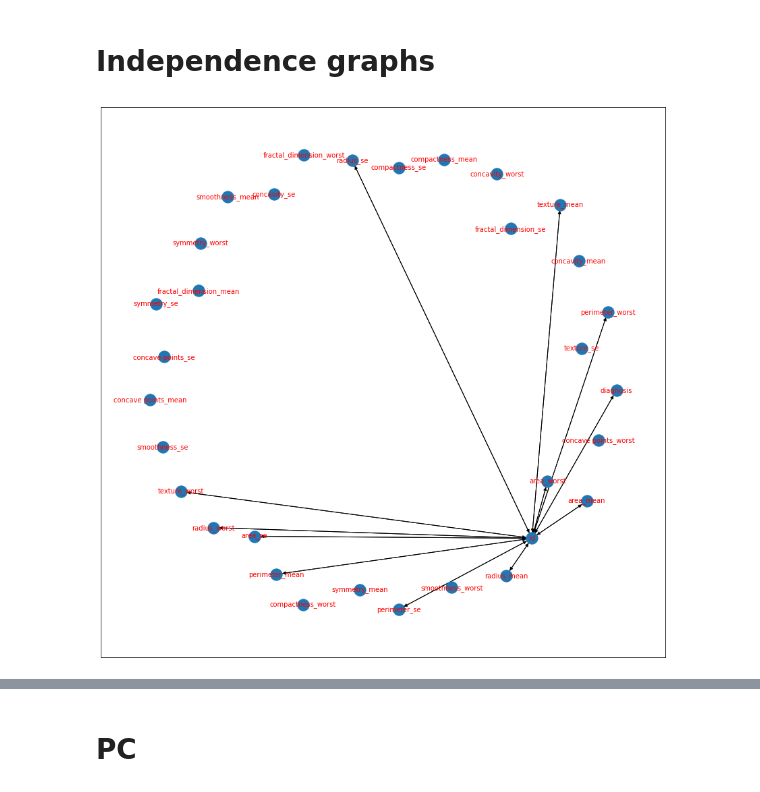
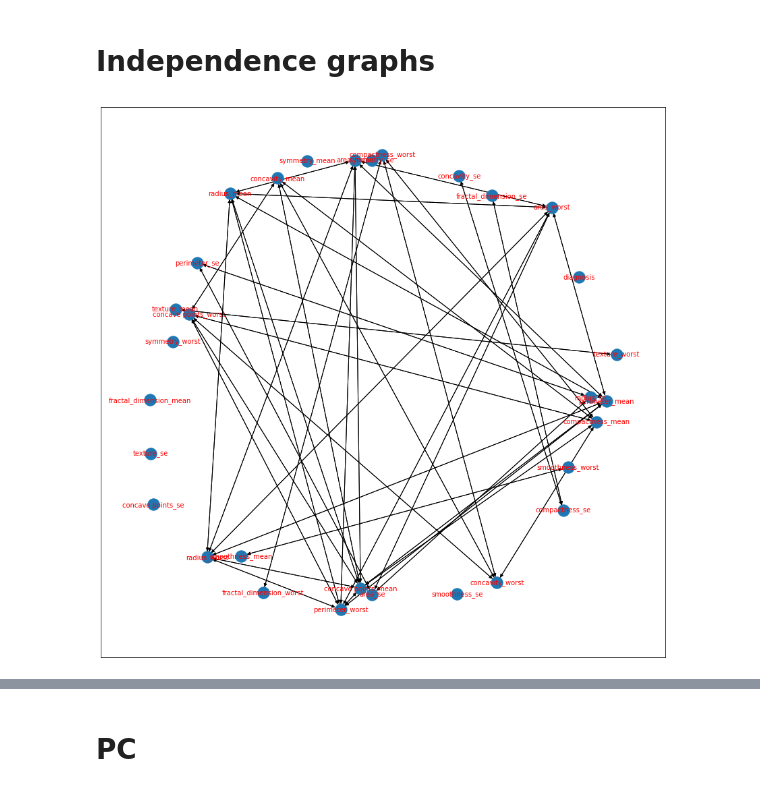
Before and after one commit to Gio99c/Causal-Discovery-Algorithms-on-Medical-Data, a Jupyter notebook: causal_discovery.ipynb, the cells around one changed output, grey strips where cells are left out. Drawn from its saved outputs; the diff is of its cells as text; code cells hidden in the pictures.

```diff
--- a/causal_discovery.ipynb
+++ b/causal_discovery.ipynb
@@ -45,7 +42,10 @@ breast_cancer_df.loc[breast_cancer_df['diagnosis'] == "M", 'diagnosis'] = 1
 breast_cancer_df.loc[breast_cancer_df['diagnosis'] == "B", 'diagnosis'] = 0
 
 # Drop colum "Unnamed: 32" (contains only nan values)
-breast_cancer_df.drop(columns="Unnamed: 32", inplace=True)
+breast_cancer_df.drop(columns=["Unnamed: 32", 'id'], inplace=True)
+# %%
+scaler = StandardScaler()
+breast_cancer_df = pd.DataFrame(scaler.fit_transform(breast_cancer_df.to_numpy()), columns=breast_cancer_df.columns)
 # %%
 breast_cancer_df
 # %% [output]
@@ -117,15 +120,15 @@ thyroid_df
 # %%
 # intialize graph lasso
 glasso = cdt.independence.graph.Glasso()
 
 # apply graph lasso to dataset
-skeleton_bc = glasso.predict(breast_cancer_df, 1e6)
+skeleton_bc = glasso.predict(breast_cancer_df, 0.8)
 
 # visualize network
 fig=plt.figure(figsize=(15,15))
 nx.draw_networkx(skeleton_bc, font_size=10, font_color='r')
 # %% [output]
-[figure, old version]
+[figure, new version]
 # %%
 # intialize graph lasso
 glasso = cdt.independence.graph.Glasso()
```
Also changed, not shown: parts of 11 cells of this notebook.
